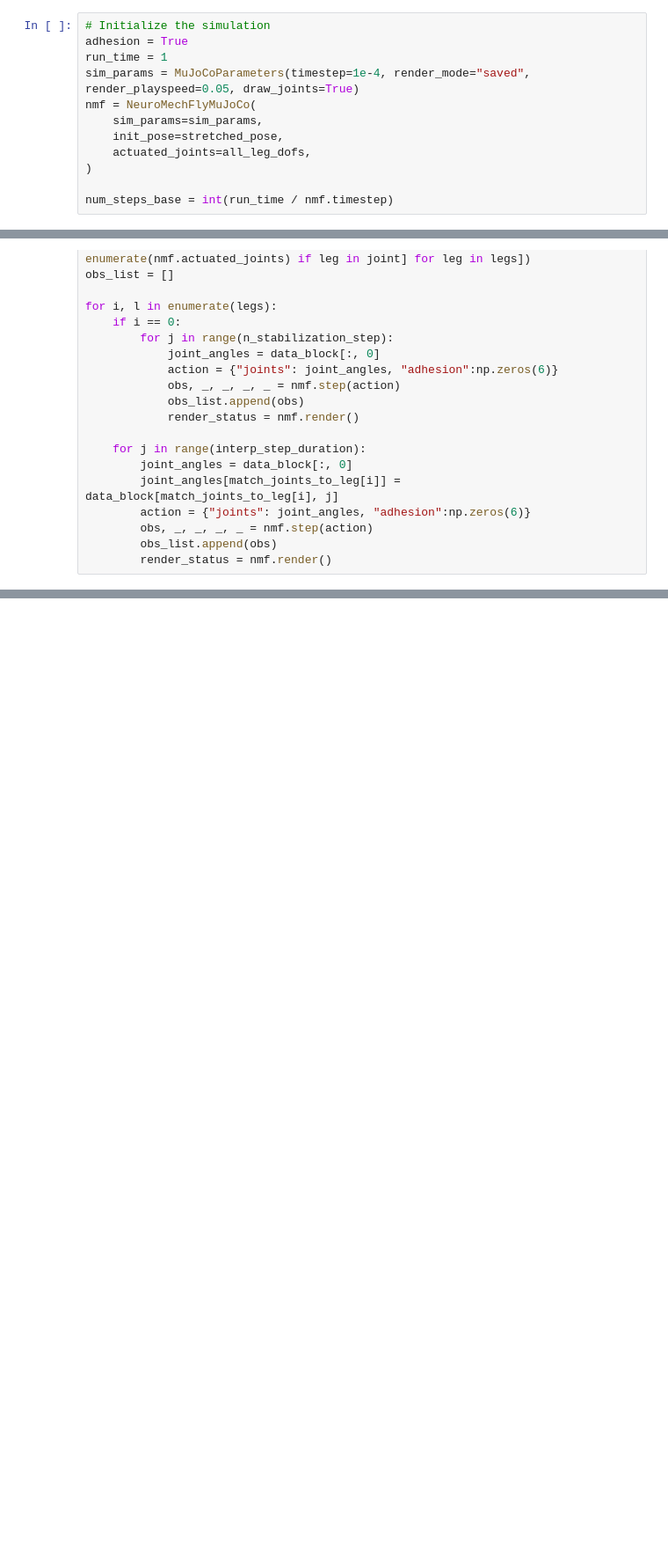
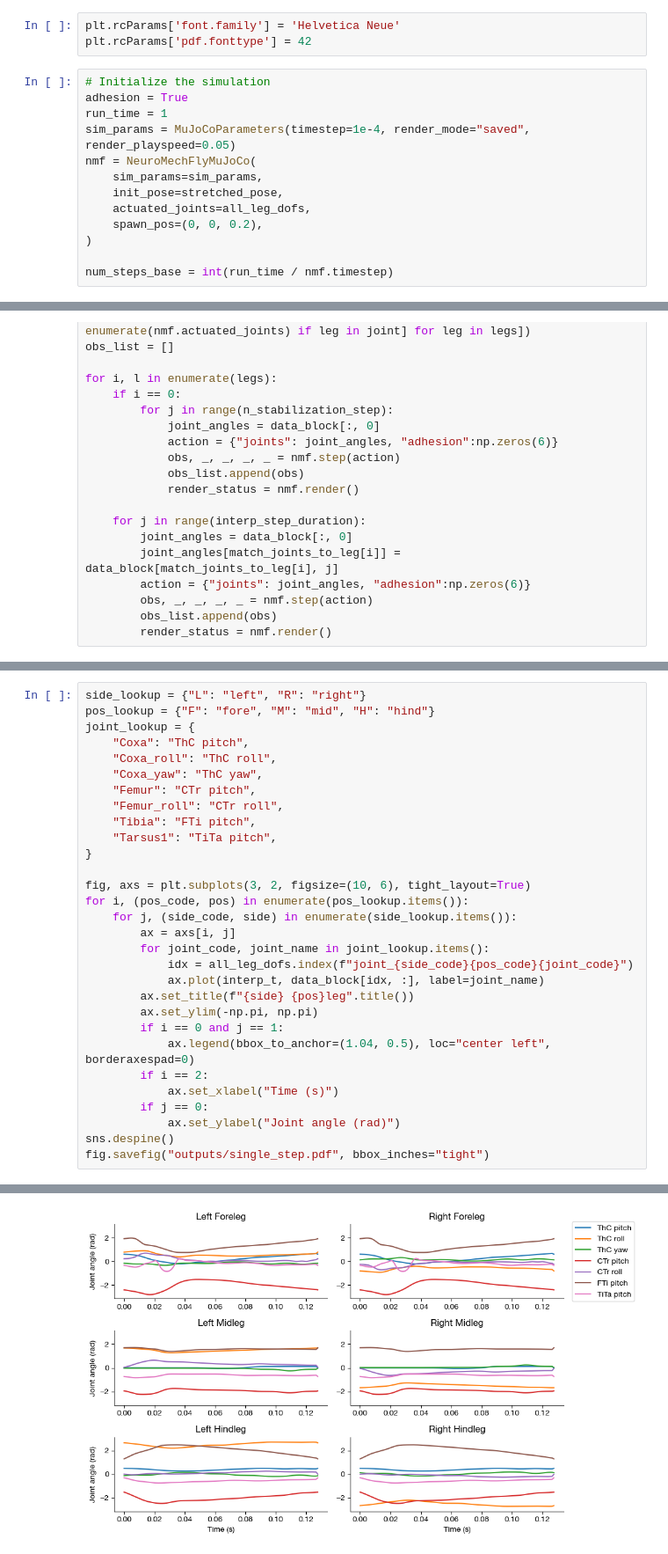
Before and after one commit to NeLy-EPFL/nmf2-paper, a Jupyter notebook: step_data/stepping_illustration.ipynb, the cells around one changed output, grey strips where cells are left out. Shown at 88% size. Cells and saved outputs as stored; diff of their text form; blank space fills up the shorter version.

Commit message:
step data figure and video

```diff
--- a/step_data/stepping_illustration.ipynb
+++ b/step_data/stepping_illustration.ipynb
@@ -15,12 +15,16 @@ import cv2
+# %%
+plt.rcParams['font.family'] = 'Helvetica Neue'
+plt.rcParams['pdf.fonttype'] = 42
 # %%
 # Initialize the simulation
 adhesion = True
 run_time = 1
-sim_params = MuJoCoParameters(timestep=1e-4, render_mode="saved", render_playspeed=0.05, draw_joints=True)
+sim_params = MuJoCoParameters(timestep=1e-4, render_mode="saved", render_playspeed=0.05)
 nmf = NeuroMechFlyMuJoCo(
     sim_params=sim_params,
     init_pose=stretched_pose,
     actuated_joints=all_leg_dofs,
+    spawn_pos=(0, 0, 0.2),
 )
 
 num_steps_base = int(run_time / nmf.timestep)
@@ -71,3 +75,34 @@ from ipywidgets import Video
 Video.from_file(video_path)
 # %% [output]
 Video(value=b'\x00\x00\x00 ftypisom\x00\x00\x02\x00isomiso2avc1mp41\x00\x00\x00\x08free...')
+# %%
+side_lookup = {"L": "left", "R": "right"}
+pos_lookup = {"F": "fore", "M": "mid", "H": "hind"}
+joint_lookup = {
+    "Coxa": "ThC pitch",
+    "Coxa_roll": "ThC roll",
+    "Coxa_yaw": "ThC yaw",
+    "Femur": "CTr pitch",
+    "Femur_roll": "CTr roll",
+    "Tibia": "FTi pitch",
+    "Tarsus1": "TiTa pitch",
+}
+
+fig, axs = plt.subplots(3, 2, figsize=(10, 6), tight_layout=True)
+for i, (pos_code, pos) in enumerate(pos_lookup.items()):
+    for j, (side_code, side) in enumerate(side_lookup.items()):
+        ax = axs[i, j]
+        for joint_code, joint_name in joint_lookup.items():
+            idx = all_leg_dofs.index(f"joint_{side_code}{pos_code}{joint_code}")
+            ax.plot(interp_t, data_block[idx, :], label=joint_name)
+        ax.set_title(f"{side} {pos}leg".title())
+        ax.set_ylim(-np.pi, np.pi)
+        if i == 0 and j == 1:
+            ax.legend(bbox_to_anchor=(1.04, 0.5), loc="center left", borderaxespad=0)
+        if i == 2:
+            ax.set_xlabel("Time (s)")
+        if j == 0:
+            ax.set_ylabel("Joint angle (rad)")
+sns.despine()
+fig.savefig("outputs/single_step.pdf", bbox_inches="tight")
+# %% [output]
@@ -73,0 +113 @@ Video(value=b'\x00\x00\x00 ftypisom\x00\x00\x02\x00isomiso2avc1mp41\x00\x00\x00\
+[figure, added]
```
Also changed, not shown: parts of 3 cells of this notebook, 1 other file.
